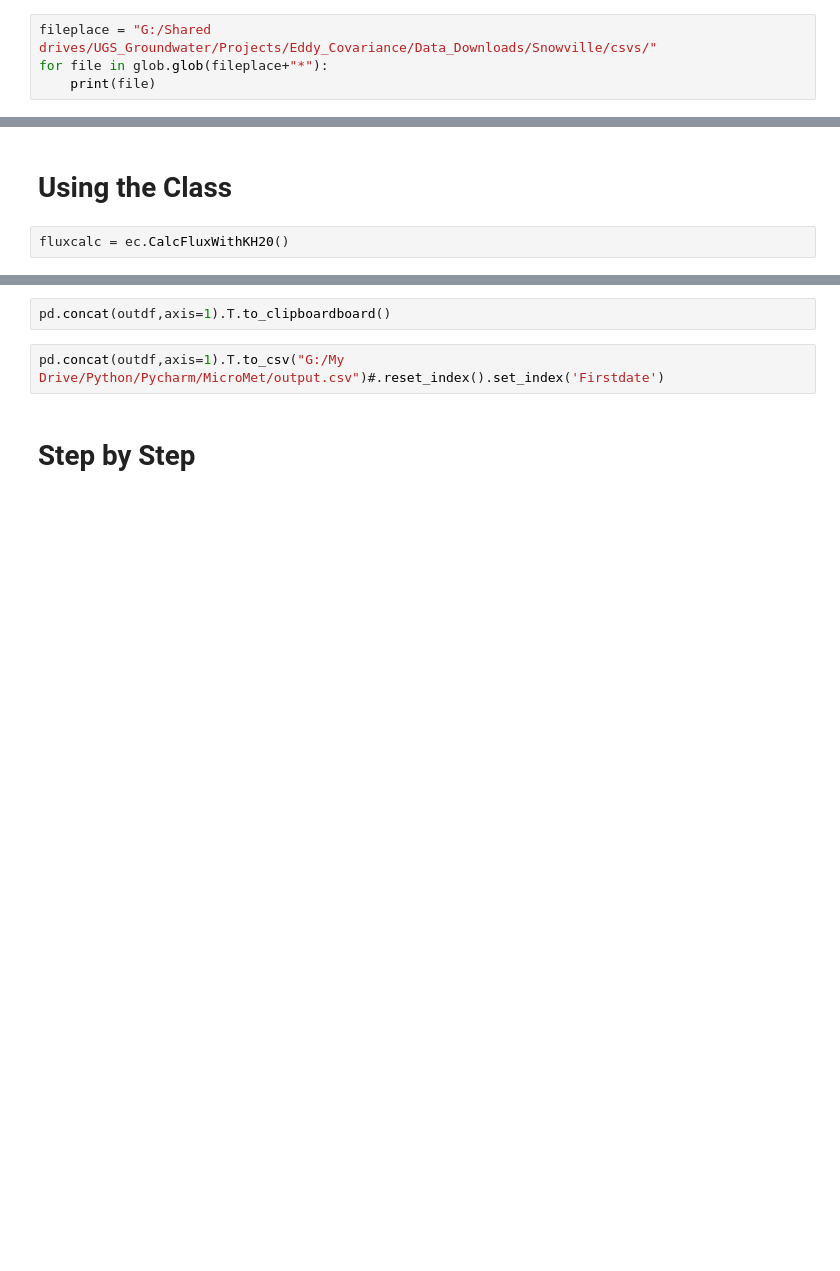
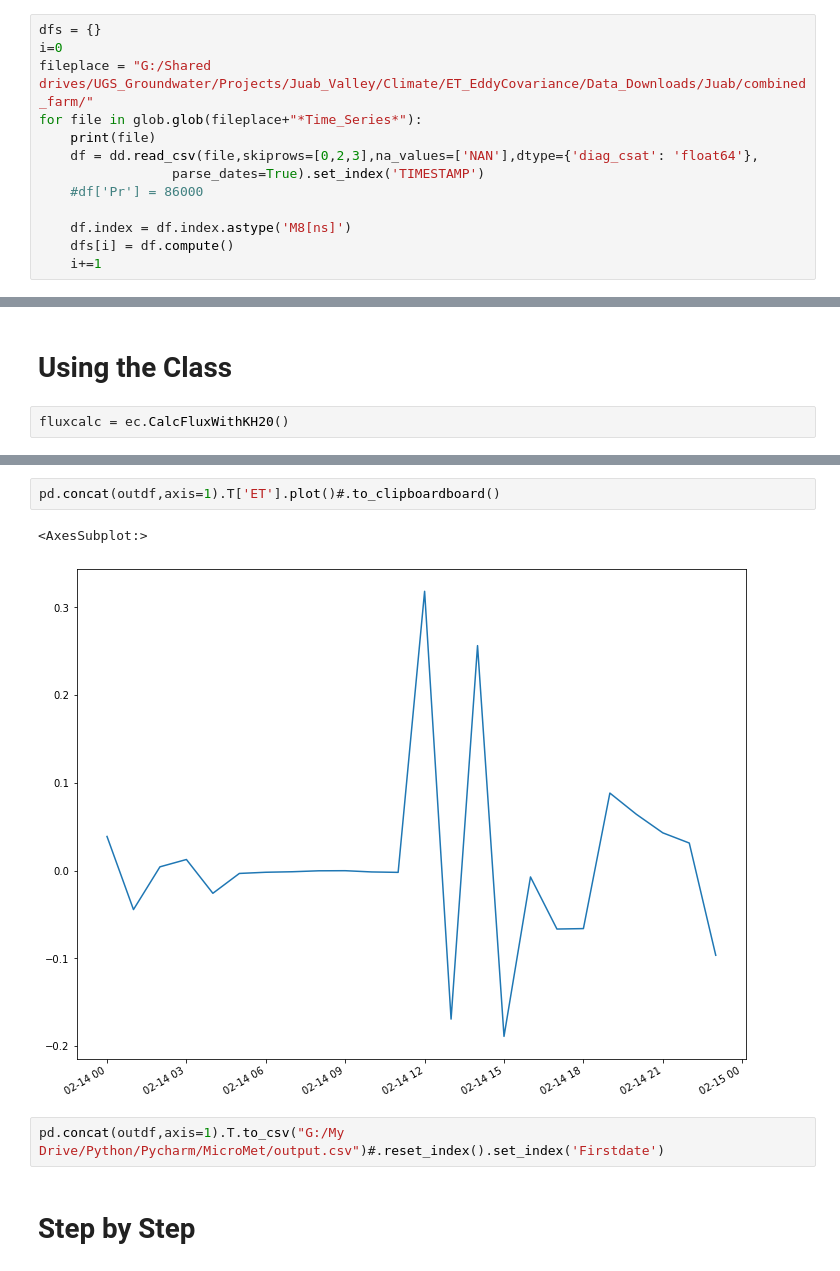
Before and after one commit to utah-geological-survey/MicroMet, a Jupyter notebook: Eddy Lite Example.ipynb, the cells around one changed output, grey strips where cells are left out. Drawn from its saved outputs; the diff is of its cells as text; blank space fills up the shorter version.

```diff
--- a/Eddy Lite Example.ipynb
+++ b/Eddy Lite Example.ipynb
@@ -42,7 +44,16 @@ import ec
 # %% [markdown]
 # Import Data
 # %%
-fileplace = "G:/Shared drives/UGS_Groundwater/Projects/Eddy_Covariance/Data_Downloads/Snowville/csvs/"
-for file in glob.glob(fileplace+"*"):
+dfs = {}
+i=0
+fileplace = "G:/Shared drives/UGS_Groundwater/Projects/Juab_Valley/Climate/ET_EddyCovariance/Data_Downloads/Juab/combined_farm/"
+for file in glob.glob(fileplace+"*Time_Series*"):
     print(file)
+    df = dd.read_csv(file,skiprows=[0,2,3],na_values=['NAN'],dtype={'diag_csat': 'float64'},
+                 parse_dates=True).set_index('TIMESTAMP')
+    #df['Pr'] = 86000
+
+    df.index = df.index.astype('M8[ns]')
+    dfs[i] = df.compute()
+    i+=1
 # %% [output]
@@ -121,6 +156,9 @@ Uxy            1.406228
 dtype: float64
 # %%
-pd.concat(outdf,axis=1).T.to_clipboardboard()
+pd.concat(outdf,axis=1).T['ET'].plot()#.to_clipboardboard()
+# %% [output]
+<AxesSubplot:>
+[figure, added]
 # %%
 pd.concat(outdf,axis=1).T.to_csv("G:/My Drive/Python/Pycharm/MicroMet/output.csv")#.reset_index().set_index('Firstdate')
 # %% [markdown]
```
Also changed, not shown: parts of 14 cells of this notebook.
